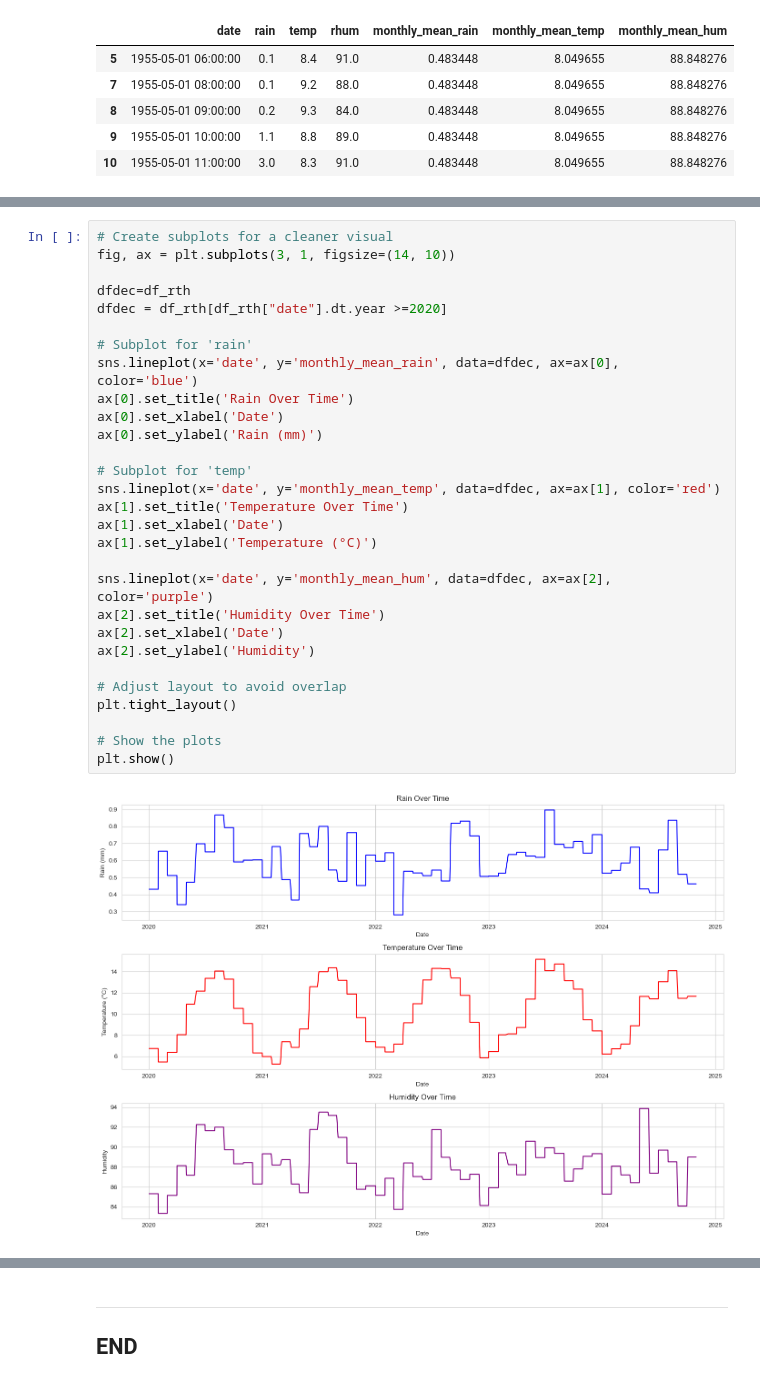
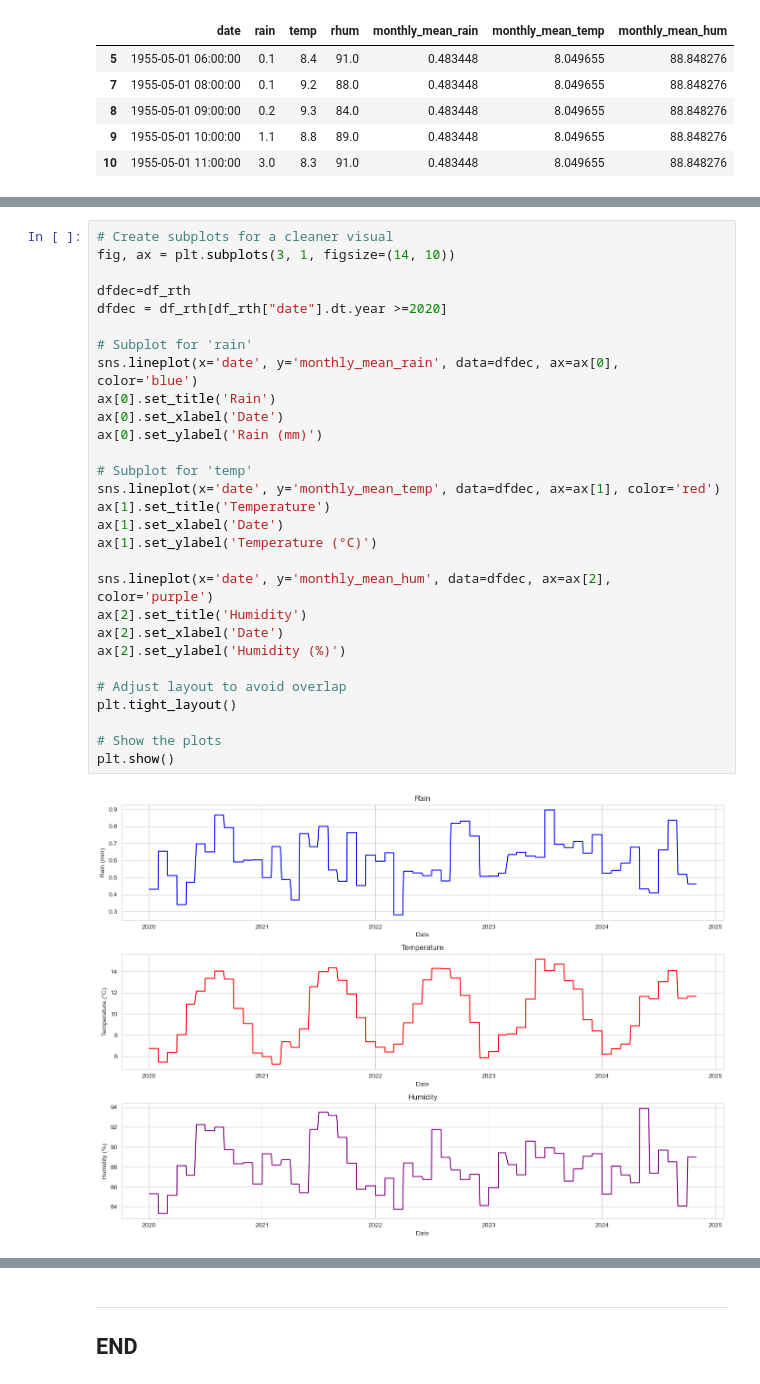
Before and after one commit to FatimaBOliveira/Programming-for-data-analytics, a Jupyter notebook: Project/climate.ipynb, the cells around one changed output, grey strips where cells are left out. Saved outputs shown, nothing was run; the diff lists cells and outputs as text.

```diff
--- a/Project/climate.ipynb
+++ b/Project/climate.ipynb
@@ -928,31 +967,31 @@ plt.show()
 # %%
 # Create subplots for a cleaner visual
 fig, ax = plt.subplots(3, 1, figsize=(14, 10))
 
 dfdec=df_rth
 dfdec = df_rth[df_rth["date"].dt.year >=2020]
 
 # Subplot for 'rain'
 sns.lineplot(x='date', y='monthly_mean_rain', data=dfdec, ax=ax[0], color='blue')
-ax[0].set_title('Rain Over Time')
+ax[0].set_title('Rain')
 ax[0].set_xlabel('Date')
 ax[0].set_ylabel('Rain (mm)')
 
 # Subplot for 'temp'
 sns.lineplot(x='date', y='monthly_mean_temp', data=dfdec, ax=ax[1], color='red')
-ax[1].set_title('Temperature Over Time')
+ax[1].set_title('Temperature')
 ax[1].set_xlabel('Date')
 ax[1].set_ylabel('Temperature (°C)')
 
 sns.lineplot(x='date', y='monthly_mean_hum', data=dfdec, ax=ax[2], color='purple')
-ax[2].set_title('Humidity Over Time')
+ax[2].set_title('Humidity')
 ax[2].set_xlabel('Date')
-ax[2].set_ylabel('Humidity')
+ax[2].set_ylabel('Humidity (%)')
 
 # Adjust layout to avoid overlap
 plt.tight_layout()
 
 # Show the plots
 plt.show()
 # %% [output]
-[figure, old version]
+[figure, new version]
```
Also changed, not shown: parts of 49 cells of this notebook.
